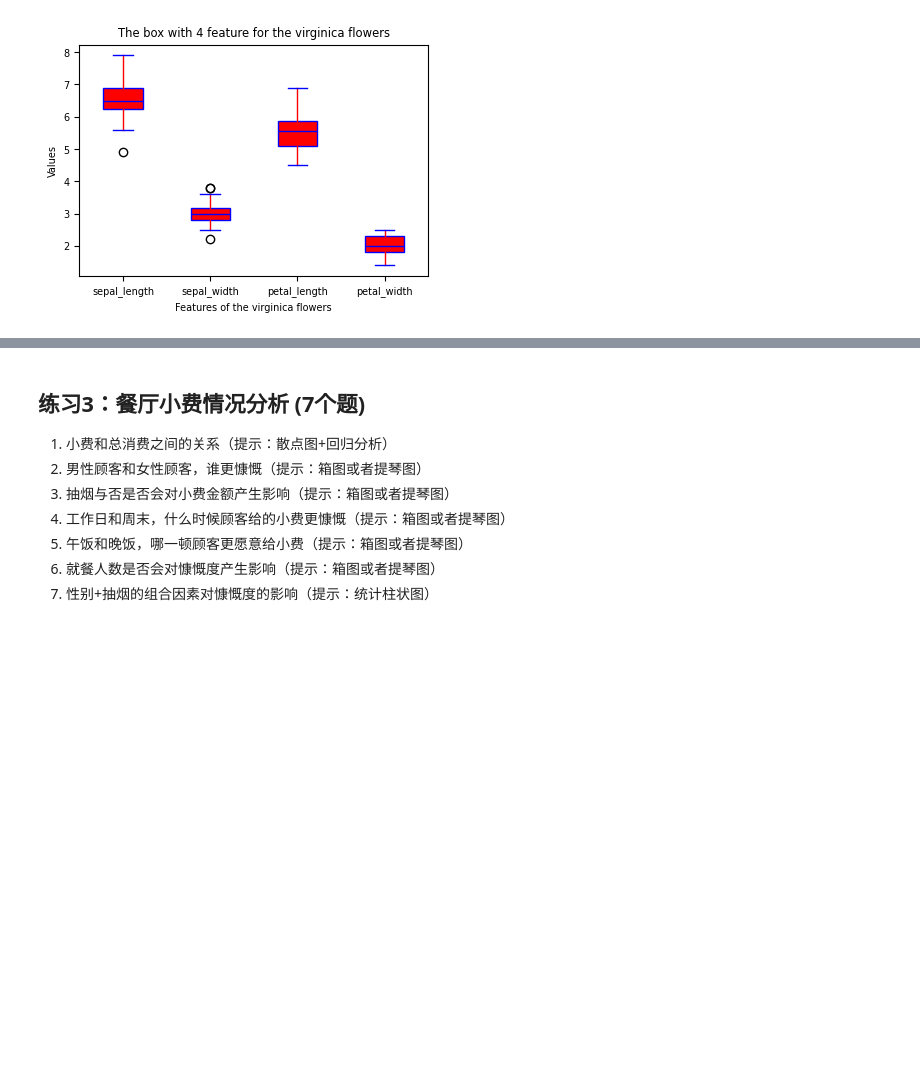
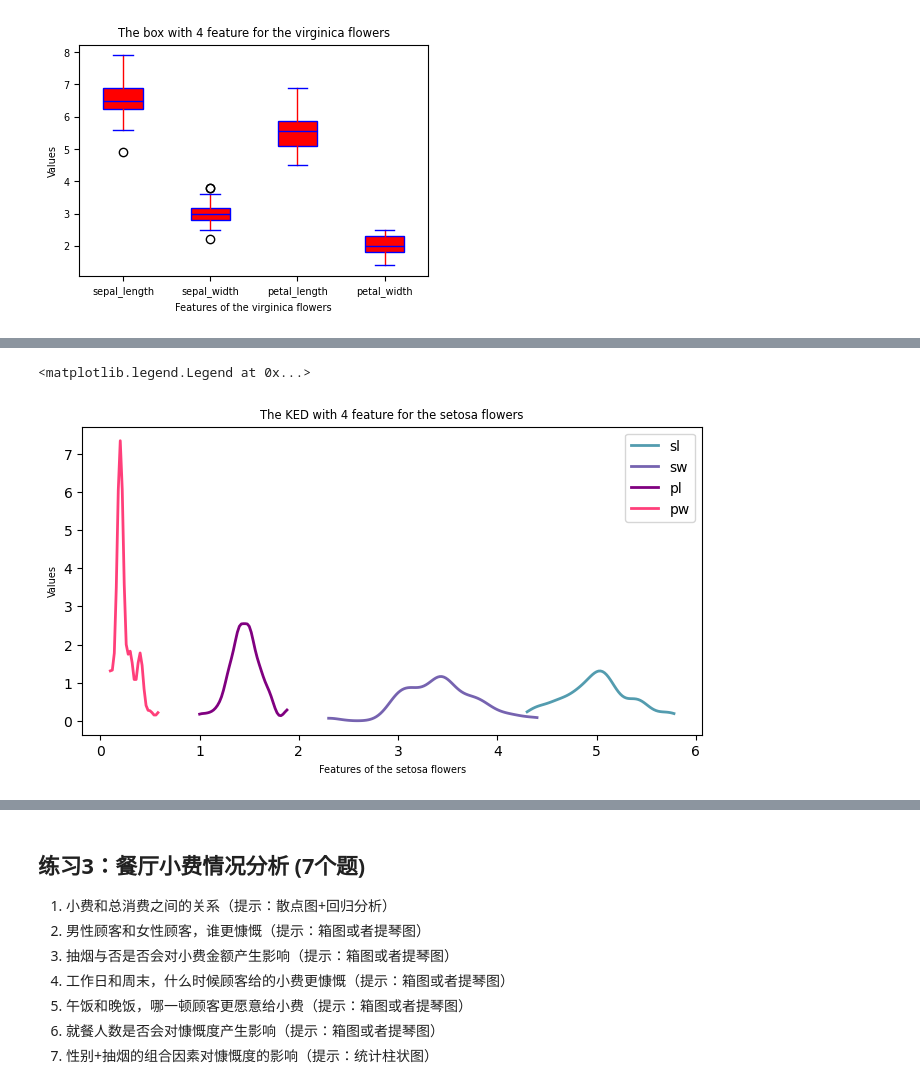
Before and after one commit to iphysresearch/GWData-Bootcamp, a Jupyter notebook: 2023/homework/Hong_Jiang/homework-matplotlib.ipynb, the cells around one changed output, grey strips where cells are left out. Cells and saved outputs as stored; diff of their text form; code cells hidden in the pictures; blank space fills up the shorter version.

Commit message:
Update matplotlib homework

```diff
--- a/2023/homework/Hong_Jiang/homework-matplotlib.ipynb
+++ b/2023/homework/Hong_Jiang/homework-matplotlib.ipynb
@@ -294,0 +293,6 @@ ax.set_yticklabels(y3, fontsize = 7)
+# %%
+from scipy.stats import gaussian_kde
+gp1 = data.groupby('species').get_group('setosa')
+gp2 = data.groupby('species').get_group('versicolor')
+gp3 = data.groupby('species').get_group('virginica')
+gp1.head()
@@ -294,0 +306,41 @@ ax.set_yticklabels(y3, fontsize = 7)
+# %%
+#2-3
+def cal_density(gp):
+    density_est1 = gaussian_kde(gp['sepal_length'])
+    density_est1.covariance_factor = lambda : .3
+    density_est1._compute_covariance()
+    x_data1 = np.arange(min(gp['sepal_length']), max(gp['sepal_length']), 0.02)
+
+    density_est2 = gaussian_kde(gp['sepal_width'])
+    density_est2.covariance_factor = lambda : .3
+    density_est2._compute_covariance()
+    x_data2 = np.arange(min(gp['sepal_width']), max(gp['sepal_width']), 0.02)
+
+    density_est3 = gaussian_kde(gp['petal_length'])
+    density_est3.covariance_factor = lambda : .3
+    density_est3._compute_covariance()
+    x_data3 = np.arange(min(gp['petal_length']), max(gp['petal_length']), 0.02)
+
+    density_est4 = gaussian_kde(gp['petal_width'])
+    density_est4.covariance_factor = lambda : .3
+    density_est4._compute_covariance()
+    x_data4 = np.arange(min(gp['petal_width']), max(gp['petal_width']), 0.02)
+    density_est = [density_est1, density_est2, density_est3, density_est4]
+    x_data = [x_data1, x_data2, x_data3, x_data4]
+
+    return density_est, x_data
+# %%
+fig, ax = plt.subplots(figsize = (8, 4))
+density_est, x_data = cal_density(gp1)
+colors = ['#539caf', '#7663b0', '#800080', '#ff3f7a' ]
+labels = ['sl', 'sw', 'pl', 'pw']
+for i in range(len(x_data)):
+    ax.plot(x_data[i], density_est[i](x_data[i]), color = colors[i], label = labels[i], lw = 2)
+
+ax.set_title('The KED with 4 feature for the setosa flowers', fontsize = 'small')
+ax.set_xlabel('Features of the setosa flowers', fontsize = 7)
+ax.set_ylabel('Values', fontsize = 7)
+ax.legend()
+# %% [output]
+<matplotlib.legend.Legend at 0x...>
+[figure, added]
```
Also changed, not shown: parts of 49 cells of this notebook.
